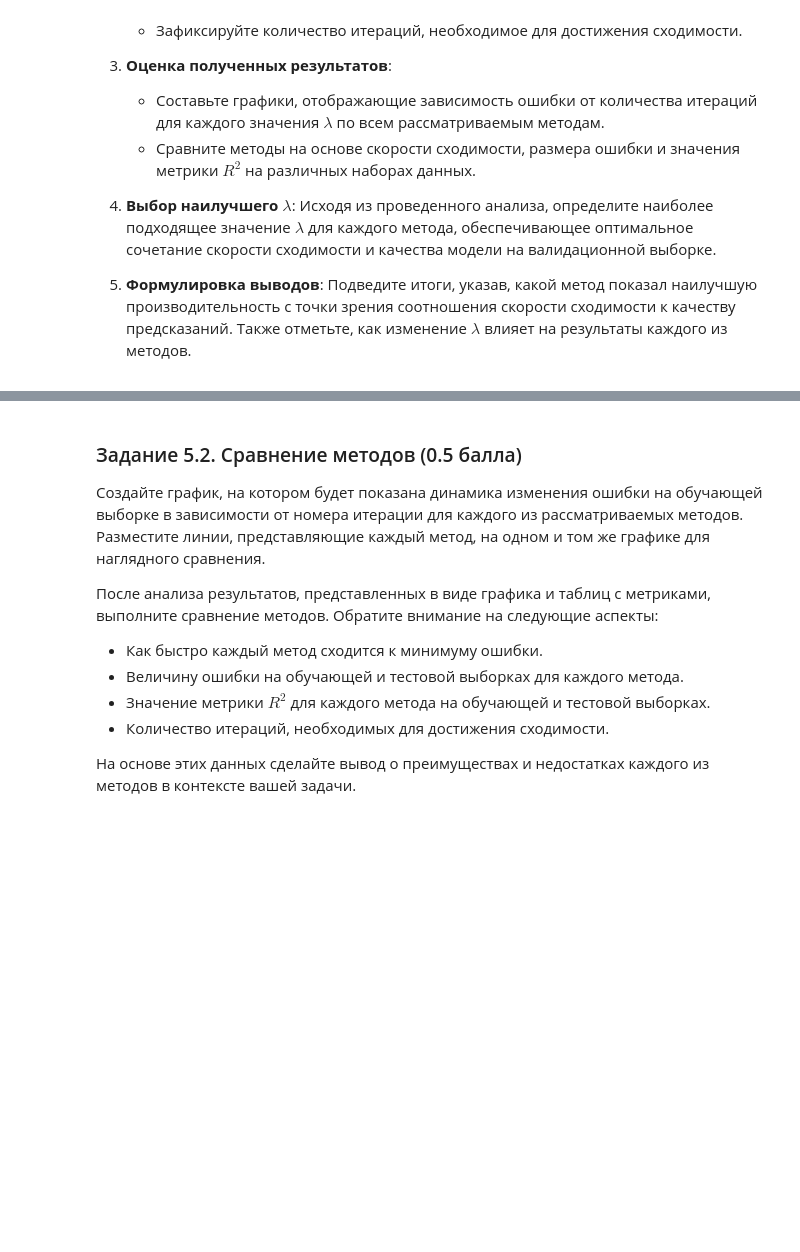
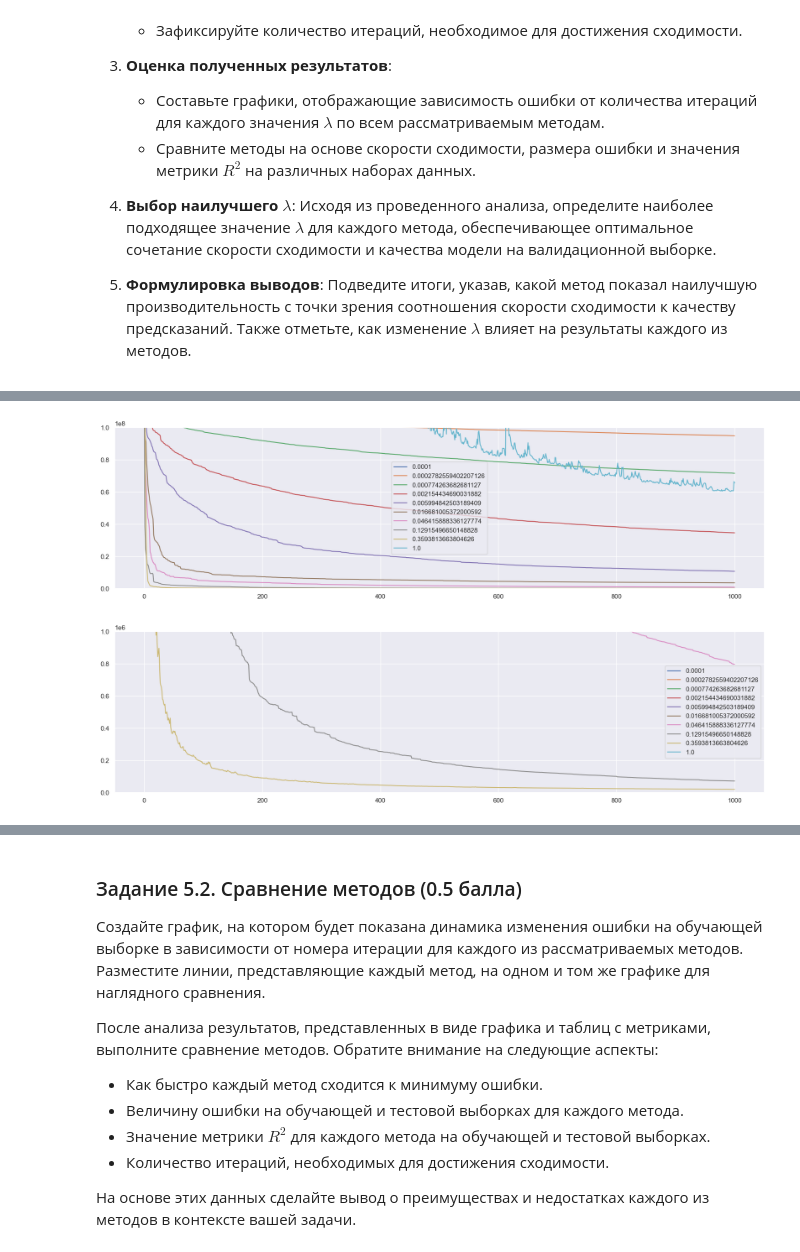
Before and after one commit to Aleshka5/LinReg_homework, a Jupyter notebook: ML MAI & SBER. GD. LAB 4.ipynb, the cells around one changed output, grey strips where cells are left out. Saved outputs shown, nothing was run; the diff lists cells and outputs as text; code cells hidden in the pictures; blank space fills up the shorter version.

```diff
--- a/ML MAI & SBER. GD. LAB 4.ipynb
+++ b/ML MAI & SBER. GD. LAB 4.ipynb
@@ -379,0 +502,13 @@ x = column_transformer.fit_transform(x)
+# %%
+from sklearn.model_selection import train_test_split
+# 5. разбиение на train/val
+x_train, x_val, y_train, y_val = train_test_split(x,y,test_size=0.3,shuffle=True)
+x_val, x_test, y_val, y_test = train_test_split(x_val,y_val,test_size=0.5,shuffle=True)
+
+x_train = x_train.toarray()
+x_val = x_val.toarray()
+x_test = x_test.toarray()
+y_train = y_train.to_numpy()
+y_val = y_val.to_numpy()
+y_test = y_test.to_numpy()
+print(x_train.shape, x_val.shape, x_test.shape, y_train.shape, y_val.shape, y_test.shape)
@@ -405,0 +585,18 @@ x = column_transformer.fit_transform(x)
+# %%
+plt.figure(figsize=(20,5))
+for lr, history in lr_train_map.items():
+    plt.ylim(0,100_000_000)
+    plt.plot(np.arange(len(history)),history,label=str(lr))
+plt.legend()
+plt.show()
+
+# Меньший масштаб
+plt.figure(figsize=(20,5))
+for lr, history in lr_train_map.items():
+    plt.ylim(0,1000_000)
+    plt.plot(np.arange(len(history)),history,label=str(lr))
+plt.legend()
+plt.show()
+# %% [output]
+[figure, added]
+[figure, added]
```
Also changed, not shown: parts of 23 cells of this notebook, 4 other files.
